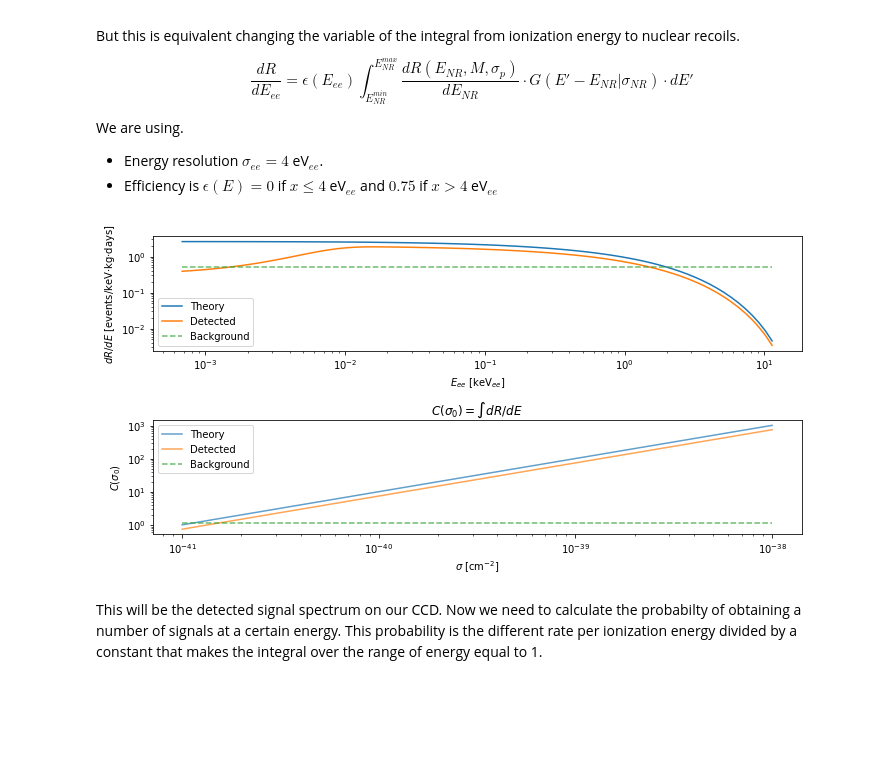
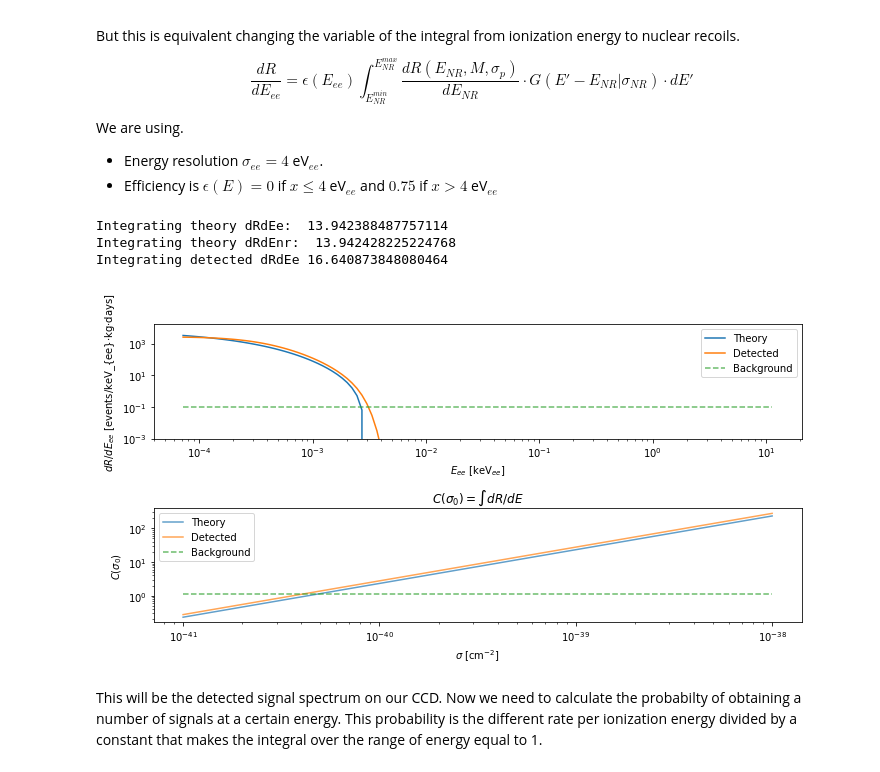
Before and after one commit to alantero/DAMIC_DM_Sensitive_Region, a Jupyter notebook: DAMIC_Sensitive_Region.ipynb, the cells around one changed output. Saved outputs shown, nothing was run; the diff lists cells and outputs as text; code cells hidden in the pictures; blank space fills up the shorter version.

```diff
--- a/DAMIC_Sensitive_Region.ipynb
+++ b/DAMIC_Sensitive_Region.ipynb
@@ -42,7 +42,7 @@ def linhard_derivative(E):
     ### E in nuclear recoil
     return derivative(lindhard, E, dx=1e-6)
 # %%
-Enr = np.geomspace(1e-2, 20, 100) #nuclear recoil energies in keV
+Enr = np.geomspace(1e-3, 20, 100) #nuclear recoil energies in keV
 
 #Lindhard model
 Eee = lindhard(Enr) #ionization energy in KeVee
@@ -171,40 +220,52 @@ def dR_dEe(Er, N_p_Si, N_n_Si, m_x, sigma_p):
         dR = np.float64(dR)
     return dR
 # %%
-dR_dE = np.array([dR_dEe(E, N_p_Si, N_n_Si, mx, sigma) for E in Enr])
+Enr = np.geomspace(lindhard_inv(4e-3), lindhard_inv(7), 100) #nuclear recoil energies in keV
+
+mx, sigma = 1, 6e-40#GeV, cm2
+dRdEr = DMU.dRdE_standard(Enr, N_p_Si, N_n_Si, mx, sigma)
+
+dR_dE = dR_dEe(Enr, N_p_Si, N_n_Si, mx, sigma)
 fig, ax = plt.subplots(2,1)
-
-ax[0].loglog(Eee, dRdEr, label = "Theory")
+ax[0].set_ylim(1e-3,5*np.max(dRdEr/linhard_derivative(Enr)))
+ax[0].loglog(Eee, dRdEr/linhard_derivative(Enr), label = "Theory")
 ax[0].loglog(Eee, dR_dE, label = "Detected")
-ax[0].loglog(Eee, [0.5] * len(dR_dE), '--', alpha= 0.7, label = "Background")
+#ax[0].loglog(Eee, dR_(Enr, N_p_Si, N_n_Si,mx,sigma), label = "Detected")
+ax[0].loglog(Eee, [0.1] * len(dR_dE), '--', alpha= 0.7, label = "Background")
 ax[0].set_xlabel(r"$E_{ee}$ [keV$_{ee}$]")
-ax[0].set_ylabel(r"$dR/dE$ [events/keV$\cdot$kg$\cdot$days]")
+ax[0].set_ylabel(r"$dR/dE_{ee}$ [events/keV_{ee}$\cdot$kg$\cdot$days]")
 ax[0].legend(loc="best")
 
 
 ## Detected Constant
 xsmin,xsmax, xsnum = -41, -38, 5
 xs = np.linspace(xsmin,xsmax, xsnum)
 #cee = [quad(dR_dEe, Enr[0],Enr[-1], args=(N_p_Si, N_n_Si,mx,10 ** s),epsabs=1e-6)[0] for s in xs]
-cee = [simpson(dR_dEe(Enr, N_p_Si, N_n_Si,mx,10 ** s),Enr) for s in xs]
-
+cee = [simpson(dR_dEe(Enr, N_p_Si, N_n_Si,mx,10 ** s),lindhard(Enr)) for s in xs]
 c = [quad(DMU.dRdE_standard, Enr[0],Enr[-1], args=(N_p_Si, N_n_Si,mx,10 ** s),epsabs=1e-6)[0] for s in xs]
 cb = [quad(lambda x: 0.1, Eee[0],Eee[-1], epsabs=1e-8)[0] for s in xs]
+print("Integrating theory dRdEe: ", simpson(dRdEr/linhard_derivative(Enr),lindhard(Enr)))
+print("Integrating theory dRdEnr: ", quad(DMU.dRdE_standard, Enr[0],Enr[-1], args=(N_p_Si, N_n_Si,mx,sigma),epsabs=1e-6)[0])
+print("Integrating detected dRdEe", simpson(dR_dEe(Enr, N_p_Si, N_n_Si,mx,sigma),lindhard(Enr)))
+#print("Integrating detected dRdEe", simpson(dR_(Enr, N_p_Si, N_n_Si,mx,sigma),lindhard(Enr)))
 
 
 ax[1].loglog(np.power(10,xs), c, alpha = 0.7, label = "Theory")
 ax[1].loglog(np.power(10,xs), cee, alpha = 0.7, label = "Detected")
 ax[1].loglog(np.power(10,xs), cb, '--', alpha = 0.7, label = "Background")
 ax[1].set_xscale("log")
 ax[1].set_ylabel(r"$C(\sigma_0)$")
 ax[1].set_xlabel(r'$\sigma$ [cm$^{-2}$]')
 ax[1].set_title("$C(\sigma_0)=\int dR/dE$")
 ax[1].legend(loc="best")
 
 fig.tight_layout()
 plt.show()
 # %% [output]
+Integrating theory dRdEe:  13.942388487757114
+Integrating theory dRdEnr:  13.942428225224768
+Integrating detected dRdEe 16.640873848080464
-[figure, old version]
+[figure, new version]
 # %% [markdown]
 This will be the detected signal spectrum on our CCD. Now we need to calculate the probabilty of obtaining a number of signals at a certain energy. This probability is the different rate per ionization energy divided by a constant that makes the integral over the range of energy equal to 1.
 # %% [markdown]
```
Also changed, not shown: parts of 16 cells of this notebook.
